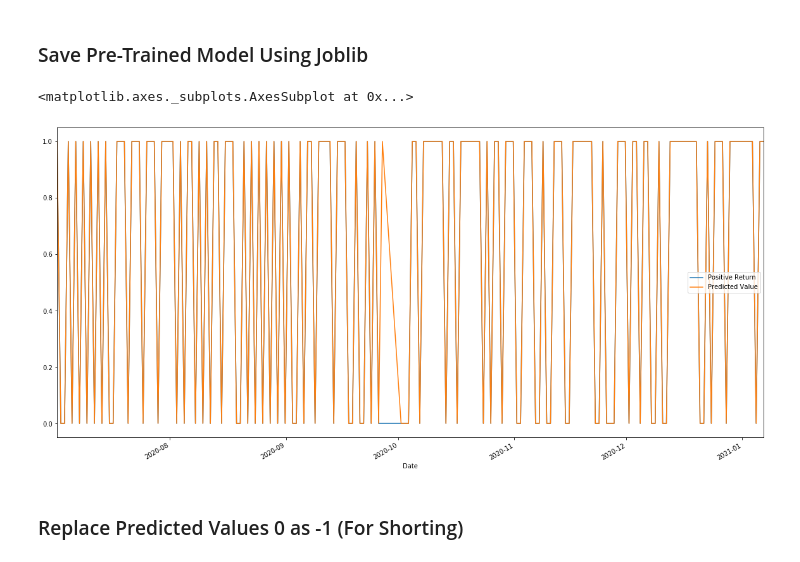
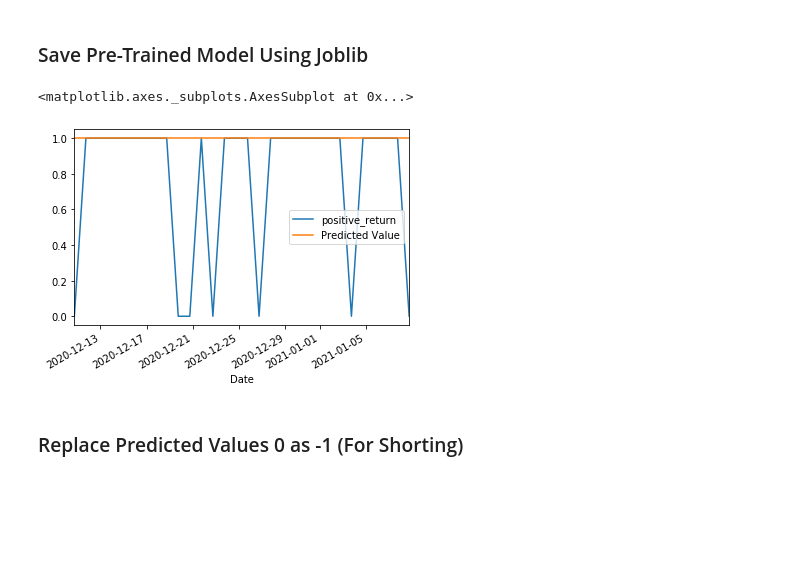
Before and after one commit to stew1922/Crypto_Bandyts, a Jupyter notebook: libs/notebooks/rfm_crypto1.ipynb, the cells around one changed output. Cells and saved outputs as stored; diff of their text form; code cells hidden in the pictures; blank space fills up the shorter version.

```diff
--- a/libs/notebooks/rfm_crypto1.ipynb
+++ b/libs/notebooks/rfm_crypto1.ipynb
@@ -106,7 +120,7 @@ trading_signals_df.head()
 ### Set X-Variable List and Filter to Obtain Associated Values
 # %%
 # Set X variable list of features
-x_var_list = ['ewma_x', 'macd', 'bollinger', 'rsi', 'psar', 'daily_return', 'vol_change']
+x_var_list = ['ewma_x', 'macd', 'bollinger', 'rsi', 'psar', 'positive_volume']
 
 # Filter by x-variable list
 trading_signals_df[x_var_list].tail()
@@ -157,4 +168,0 @@ trading_signals_df.shape
-# %%
-# Construct the dependent variable y where if daily return is greater than 0, then 1, else, 0.
-trading_signals_df['Positive Return'] = np.where(trading_signals_df['daily_return'] > 0, 1.0, 0.0)
-trading_signals_df
@@ -199,7 +192,7 @@ Testing End: 2021-01-06
 # %%
 # Construct the X_train and y_train datasets
 X_train = trading_signals_df[x_var_list][training_start:training_end]
-y_train = trading_signals_df['Positive Return'][training_start:training_end]
+y_train = trading_signals_df['positive_return'][training_start:training_end]
 
 X_train.tail()
 # %% [output]
@@ -225,7 +218,7 @@ Name: Positive Return, dtype: float64
 # %%
 # Construct the X test and y test datasets
 X_test = trading_signals_df[x_var_list][testing_start:testing_end]
-y_test = trading_signals_df['Positive Return'][testing_start:testing_end]
+y_test = trading_signals_df['positive_return'][testing_start:testing_end]
 
 X_test.tail()
 # %% [output]
@@ -344,11 +337,11 @@ Mean Absolute Error: 0.01 degrees.
 ### Save Pre-Trained Model Using Joblib
 # %%
 # Plot last 10 records of predicted vs. actual results
-Results[['Positive Return', 'Predicted Value']].plot(figsize=(20,10))
-#Results[['Positive Return', 'Predicted Value']].tail(30).plot()
+#Results[['positive_return', 'Predicted Value']].plot(figsize=(20,10))
+Results[['positive_return', 'Predicted Value']].tail(30).plot()
 # %% [output]
 <matplotlib.axes._subplots.AxesSubplot at 0x...>
-[figure, old version]
+[figure, new version]
 # %% [markdown]
 ### Replace Predicted Values 0 as -1 (For Shorting)
 # %%
```
Also changed, not shown: parts of 27 cells of this notebook, 3 other files.
